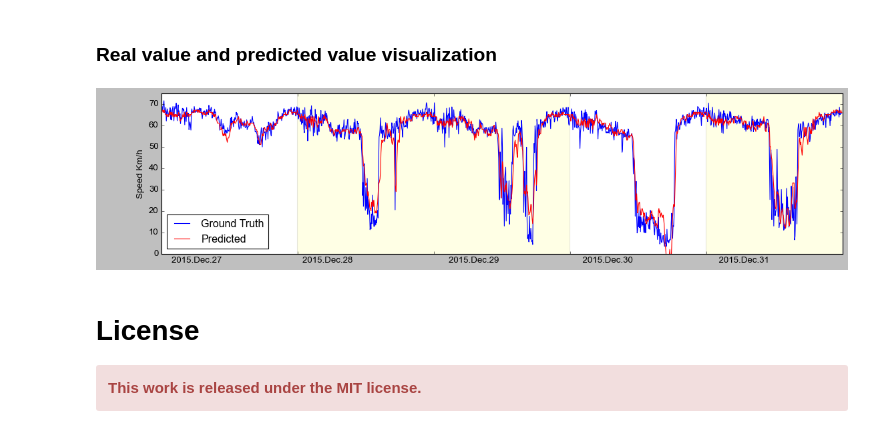
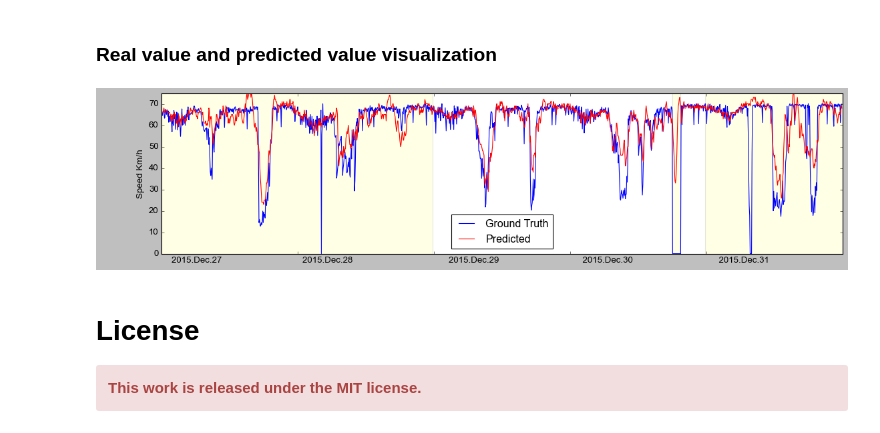
Before and after one commit to Vadermit/TransPAI, a Jupyter notebook: Experiments/LSTM_Graph_regularized_MF_Metr_speed_data_onlie_prediction_imputation.ipynb, the cells around one changed output. Cells and saved outputs as stored; diff of their text form; code cells hidden in the pictures.

```diff
--- a/Experiments/LSTM_Graph_regularized_MF_Metr_speed_data_onlie_prediction_imputation.ipynb
+++ b/Experiments/LSTM_Graph_regularized_MF_Metr_speed_data_onlie_prediction_imputation.ipynb
@@ -224,10 +234,8 @@ This work mainly focuses on online spatial temporal data prediction, which is ut
 # %% [markdown]
 ### Creating training set and test set
 # %%
-test_rate = 0.082
-
-train_len = int((1 - test_rate) * sparse_mat.shape[1])
-test_len = sparse_mat.shape[1] - train_len
+test_len = 6048 #sparse_mat.shape[1] - train_len
+train_len = sparse_mat.shape[1] - test_len
 training_set = sparse_mat[:, :train_len]
 test_set = sparse_mat[:, train_len:]
 print('The size of training set is:')
@@ -399,12 +408,13 @@ def LSTM_GL_ReMF(sparse_mat, ADJ, init, time_lags, lambda_w, lambda_g, lambda_x,
 # %% [markdown]
 ### Training process
 # %%
+stt = time.time()
 rank = 60
 maxiter = 200
-eta = 0.3
-lambda_w = 300
-lambda_x = 300
-lambda_g = 300
+eta = 0.1
+lambda_w = 100
+lambda_x = 100
+lambda_g = 100
 sampling_rate = 1.0
 time_lags = np.array([1, 2, 288])
 track = True
@@ -413,5 +423,6 @@ dim1, dim2 = training_set.shape
 init = {"W": 0.1 * np.random.rand(dim1, rank), "X": 0.1 * np.random.rand(dim2, rank)}
 mat_hat, W, X, model = LSTM_GL_ReMF(training_set, ADJ, init, time_lags,
                    lambda_w, lambda_g, lambda_x, eta, sampling_rate, maxiter, track, patience, training_ground_truth)
+print('Static training complete! Total time cost: %fs'%(stt - time.time()))
 # %% [output]
 WARNING: Logging before flag parsing goes to stderr.
@@ -490,7 +500,7 @@ def OnlineLSTMReMF(sparse_vec, init, lambda_x, time_lags):
 # %% [markdown]
 ### Online prediction framework
 # %%
-def online_prediction(sparse_mat, init, time_lags, lambda_w, lambda_x, eta, maxiter):
+def online_prediction(sparse_mat, init, time_lags, lambda_x, eta):
     W = init["W"]
     X = init["X"]
     model = init["model"]
@@ -539,12 +549,14 @@ def online_prediction(sparse_mat, init, time_lags, lambda_w, lambda_x, eta, maxi
 # %%
 import time
 start_time = time.time()
+scaler = 5000
 init = {"W": W, "X": X[- np.max(time_lags): , :], "model": model}
 test_mat_rec, test_mat_pred = online_prediction(test_set, init, time_lags
-                                     , 1000 * lambda_w, 1000 * lambda_x, eta, maxiter)
+                                     , scaler * lambda_x, eta)
 print('Shape of imputed data is:')
 print(test_mat_rec.shape)
 print()
 print('Shape of predicted data is:')
 print(test_mat_pred.shape)
+print('Total test time cost = %fs'%(time.time() - start_time))
 # %% [output]
@@ -615,7 +628,7 @@ ax.set_facecolor('white')
 # ax.set_facecolor((1.0, 0.47, 0.42))
 
 # sensor No.
-sensor = 45 #66#163#35#67
+sensor = 20 #66#163#35#67
 
 start_time = 1 #3312
 end_time = 1441 #3528
@@ -659,34 +672,34 @@ for i in range(len(pos[0])):
 RM = []
 NM = []
 for i in range(len(zero)):
     if len(zero[i]) == 1:
         RM.append(zero[i][0])
     else:
         NM.append(zero[i])
 
 
 # plt.yticks(np.arange(0, 150, 40), [0, 40, 80, 120])
 # plt.xticks(np.arange(0, 230, 10))#, [0, 50, 100, 150, 200, 250])
 plt.ylim(0, 75)
 plt.xlim(0, 1441)
 ax.set_ylabel("Speed Km/h")
 # ax.set_title("Speed prediction for sensor No.%d"%(pollutant))
 # ax.grid(color = 'gray', linestyle = '-', linewidth = 0.4, alpha = 0.5, axis = 'x')
 # plt.scatter(RM, (array[np.array(RM) + 1] + array[np.array(RM) - 1]) / 2, facecolors='none', edgecolors='y', s=30)
 
 plt.plot(test_mat_pred[sensor, start_time : end_time], label = 'Predicted', marker='', markerfacecolor='blue', markersize=8, color='red', linewidth=1)
 
 for i in range(len(NM)):
     ax.add_patch(patches.Rectangle((NM[i][0] - 1, 0), NM[i][-1] - NM[i][0] + 1, 200, alpha = 0.1, facecolor = 'yellow'))
 plt.xticks(np.arange(0, 1440, 288), ["                            2015.Dec.27", "                        2015.Dec.28",
                                         "                                2015.Dec.29", "                              2015.Dec.30",
                                        "                              2015.Dec.31"])
 plt.legend(loc = 'best')
 file_n = 'prediction_seattle_loop_' + str(sensor) + '.png'
 plt.savefig(file_n, bbox_inches = 'tight')
 plt.show()
 # %% [output]
-[figure, old version]
+[figure, new version]
 # %% [markdown]
 # License
 
```
Also changed, not shown: parts of 15 cells of this notebook.
